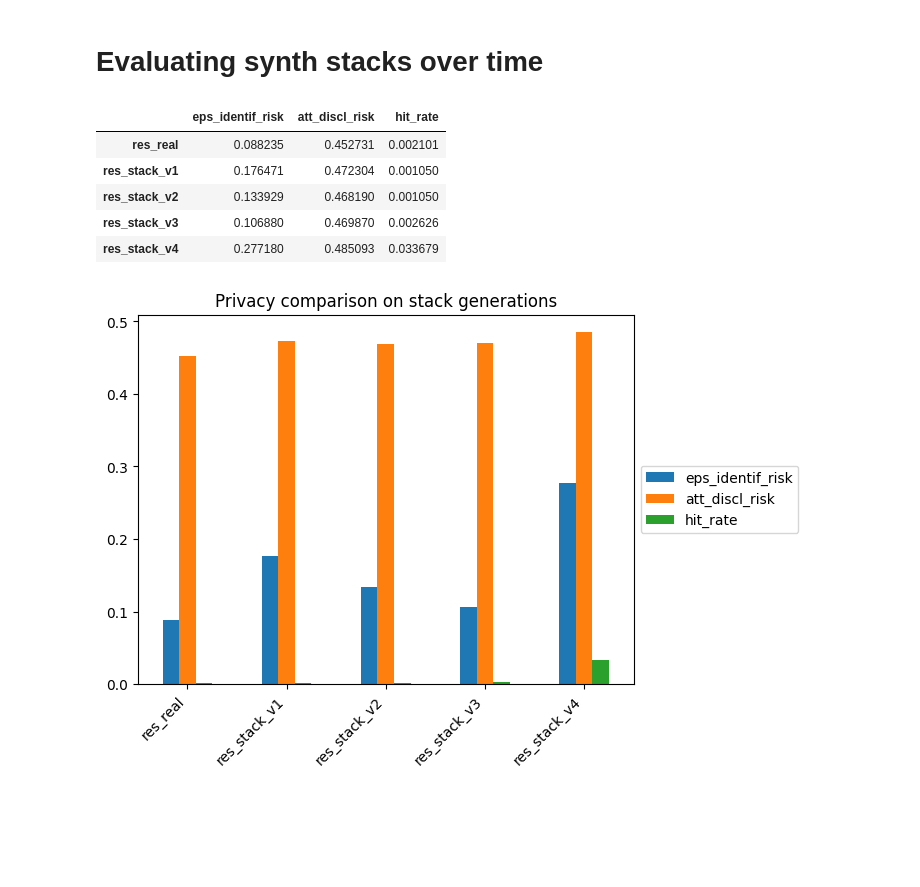
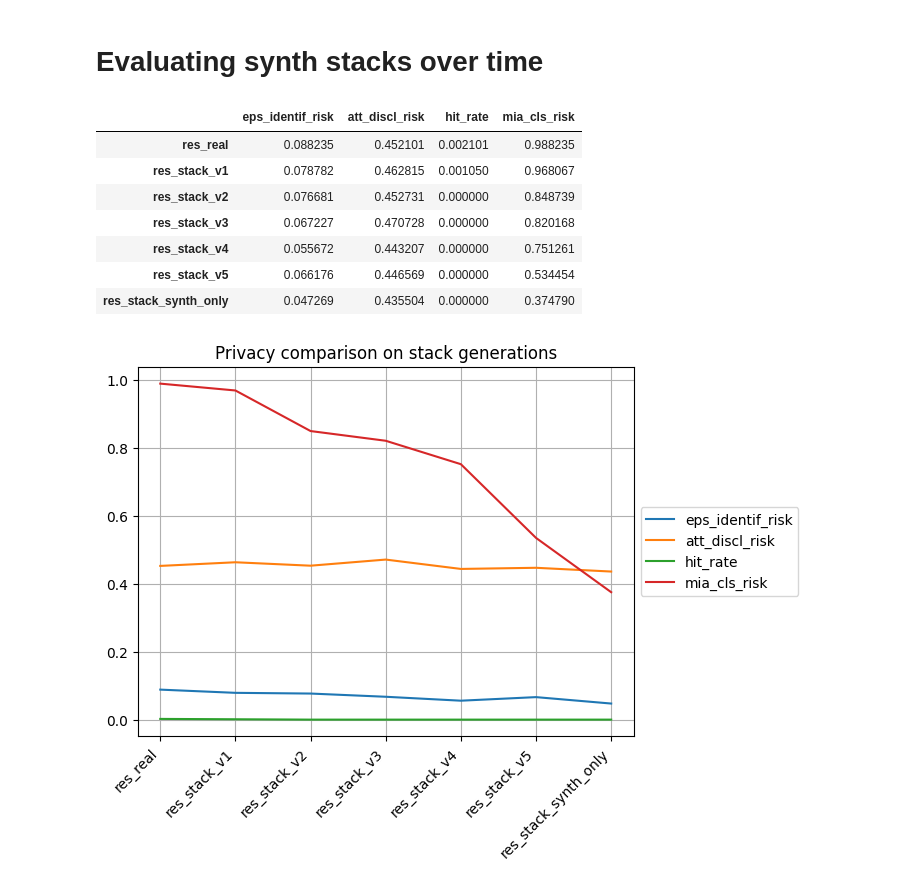
Before and after one commit to LucasBrynk/synthe_size_me, a Jupyter notebook: hearts_syn/hearts_adsgan_syn.ipynb, the cells around one changed output. Saved outputs shown, nothing was run; the diff lists cells and outputs as text; code cells hidden in the pictures; blank space fills up the shorter version.

Commit message:
Improved eval

```diff
--- a/hearts_syn/hearts_adsgan_syn.ipynb
+++ b/hearts_syn/hearts_adsgan_syn.ipynb
@@ -549,8 +561,8 @@ data_syn = data_syn.iloc[:, 1:]
 
 # SynthEval
 S = SynthEval(data_train, holdout_dataframe=data_test, verbose=0)
-res_stack_v5_on_real = S.evaluate(data_syn,target,"full_eval")
-res_stack_v5_on_real
+res_stack_v5 = S.evaluate(data_syn,target,"full_eval")
+res_stack_v5
 # %% [output]
 |  | metric | dim | val | err | n_val | n_err |
 | 0 | avg_dwm_diff | u | 0.048460 | 0.002935 | 0.951540 | 0.002935 |
@@ -586,8 +596,8 @@ data_syn = data_syn.iloc[:, 1:]
 
 # SynthEval
 S = SynthEval(data_train, holdout_dataframe=data_test, verbose=0)
-res_stack_synth_only_on_real = S.evaluate(data_syn,target,"full_eval")
-res_stack_synth_only_on_real
+res_stack_synth_only = S.evaluate(data_syn,target,"full_eval")
+res_stack_synth_only
 # %% [output]
 |  | metric | dim | val | err | n_val | n_err |
 | 0 | avg_dwm_diff | u | 0.056961 | 0.002925 | 0.943039 | 0.002925 |
@@ -611,32 +623,37 @@ res_stack_synth_only_on_real
 # %% [markdown]
 # Evaluating synth stacks over time
 # %%
-eval_results = [res_real, res_stack_v1, res_stack_v2, res_stack_v3, res_stack_v4]
-eval_str = ["res_real", "res_stack_v1", "res_stack_v2", "res_stack_v3", "res_stack_v4"]
+eval_results = [res_real, res_stack_v1, res_stack_v2, res_stack_v3, res_stack_v4, res_stack_v5, res_stack_synth_only]
+eval_str = ["res_real", "res_stack_v1", "res_stack_v2", "res_stack_v3", "res_stack_v4", "res_stack_v5", "res_stack_synth_only"]
 # %%
 privacy_plot = pd.DataFrame(columns=["eps_identif_risk",
                                      "att_discl_risk",
-                                     "hit_rate"])
+                                     "hit_rate",
+                                     "mia_cls_risk"])
 
 for i in range(len(eval_results)):
     evals = eval_results[i].set_index("metric")
     privacy_plot.loc[eval_str[i]] = [evals.loc["eps_identif_risk", "val"],
                                     evals.loc["att_discl_risk", "val"],
-                                    evals.loc["hit_rate", "val"]]
+                                    evals.loc["hit_rate", "val"],
+                                    evals.loc["mia_cls_risk", "val"]]
 
 privacy_plot
 # %% [output]
-|  | eps_identif_risk | att_discl_risk | hit_rate |
-| res_real | 0.088235 | 0.452731 | 0.002101 |
-| res_stack_v1 | 0.176471 | 0.472304 | 0.001050 |
-| res_stack_v2 | 0.133929 | 0.468190 | 0.001050 |
-| res_stack_v3 | 0.106880 | 0.469870 | 0.002626 |
-| res_stack_v4 | 0.277180 | 0.485093 | 0.033679 |
+|  | eps_identif_risk | att_discl_risk | hit_rate | mia_cls_risk |
+| res_real | 0.088235 | 0.452101 | 0.002101 | 0.988235 |
+| res_stack_v1 | 0.078782 | 0.462815 | 0.001050 | 0.968067 |
+| res_stack_v2 | 0.076681 | 0.452731 | 0.000000 | 0.848739 |
+| res_stack_v3 | 0.067227 | 0.470728 | 0.000000 | 0.820168 |
+| res_stack_v4 | 0.055672 | 0.443207 | 0.000000 | 0.751261 |
+| res_stack_v5 | 0.066176 | 0.446569 | 0.000000 | 0.534454 |
+| res_stack_synth_only | 0.047269 | 0.435504 | 0.000000 | 0.374790 |
 # %%
-privacy_plot.plot.bar()
+privacy_plot.plot.line()
 plt.title("Privacy comparison on stack generations")
 plt.xticks(rotation=45, ha="right")
 plt.legend(loc='center left', bbox_to_anchor=(1.0, 0.5))
+plt.grid()
 plt.show()
 # %% [output]
-[figure, old version]
+[figure, new version]
```
Also changed, not shown: parts of 37 cells of this notebook.
